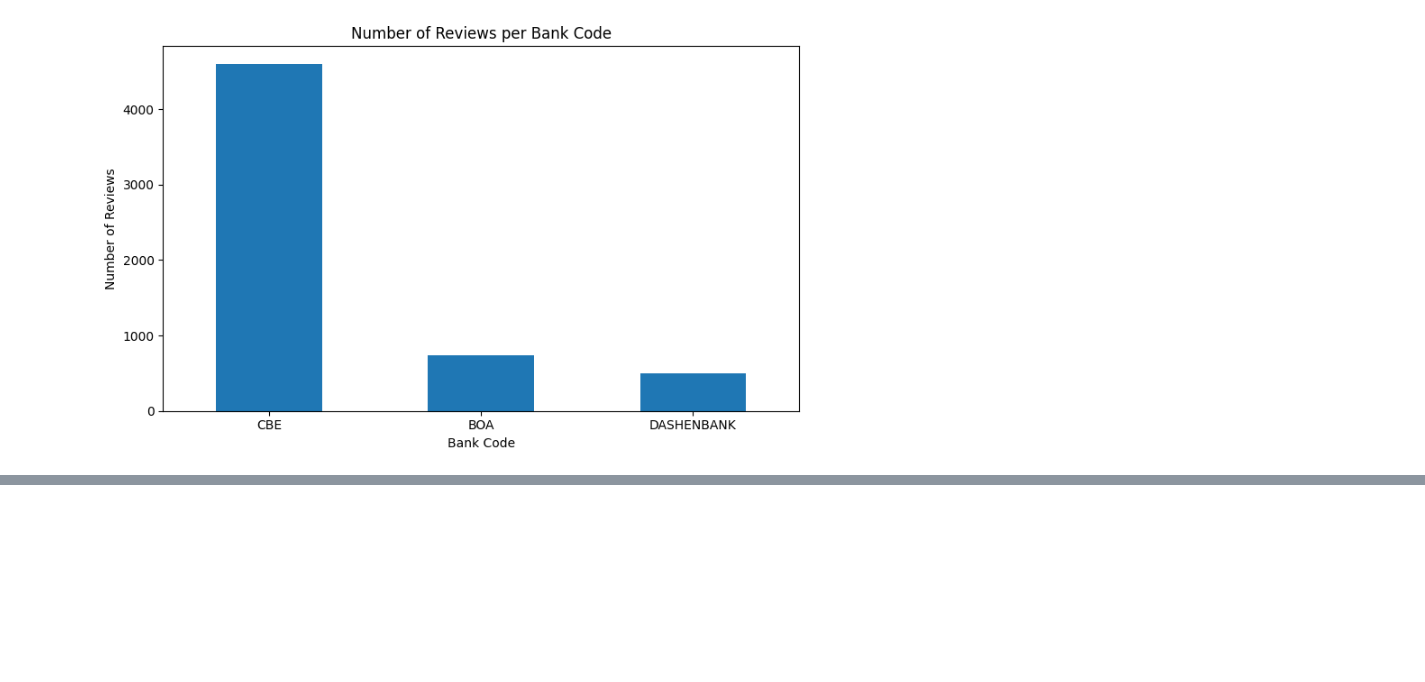
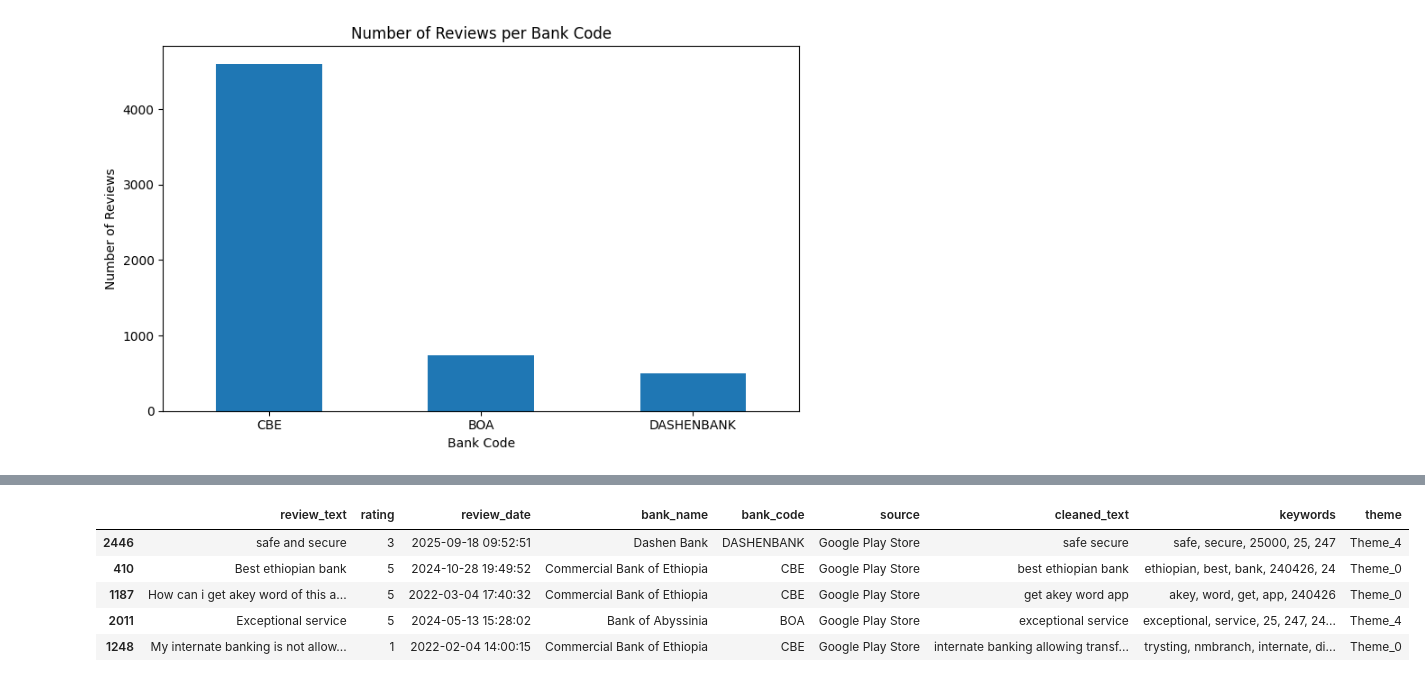
Before and after one commit to Abrhammmo/GooglePlay-scraping_week-2, a Jupyter notebook: Scripts/Scraping_and_sentiment.ipynb, the cells around one changed output, grey strips where cells are left out. Drawn from its saved outputs; the diff is of its cells as text; code cells hidden in the pictures; blank space fills up the shorter version.

```diff
--- a/Scripts/Scraping_and_sentiment.ipynb
+++ b/Scripts/Scraping_and_sentiment.ipynb
@@ -387,0 +677,10 @@ plt.show()
+# %%
+df = pd.read_csv("../output/cleaned_reviews_with_themes.csv")
+df.sample(5)
+# %% [output]
+|  | review_text | rating | review_date | bank_name | bank_code | source | cleaned_text | keywords | theme |
+| 2446 | safe and secure | 3 | 2025-09-18 09:52:51 | Dashen Bank | DASHENBANK | Google Play Store | safe secure | safe, secure, 25000, 25, 247 | Theme_4 |
+| 410 | Best ethiopian bank | 5 | 2024-10-28 19:49:52 | Commercial Bank of Ethiopia | CBE | Google Play Store | best ethiopian bank | ethiopian, best, bank, 240426, 24 | Theme_0 |
+| 1187 | How can i get akey word of this a... | 5 | 2022-03-04 17:40:32 | Commercial Bank of Ethiopia | CBE | Google Play Store | get akey word app | akey, word, get, app, 240426 | Theme_0 |
+| 2011 | Exceptional service | 5 | 2024-05-13 15:28:02 | Bank of Abyssinia | BOA | Google Play Store | exceptional service | exceptional, service, 25, 247, 24... | Theme_4 |
+| 1248 | My internate banking is not allow... | 1 | 2022-02-04 14:00:15 | Commercial Bank of Ethiopia | CBE | Google Play Store | internate banking allowing transf... | trysting, nmbranch, internate, di... | Theme_0 |
```
Also changed, not shown: parts of 20 cells of this notebook.
